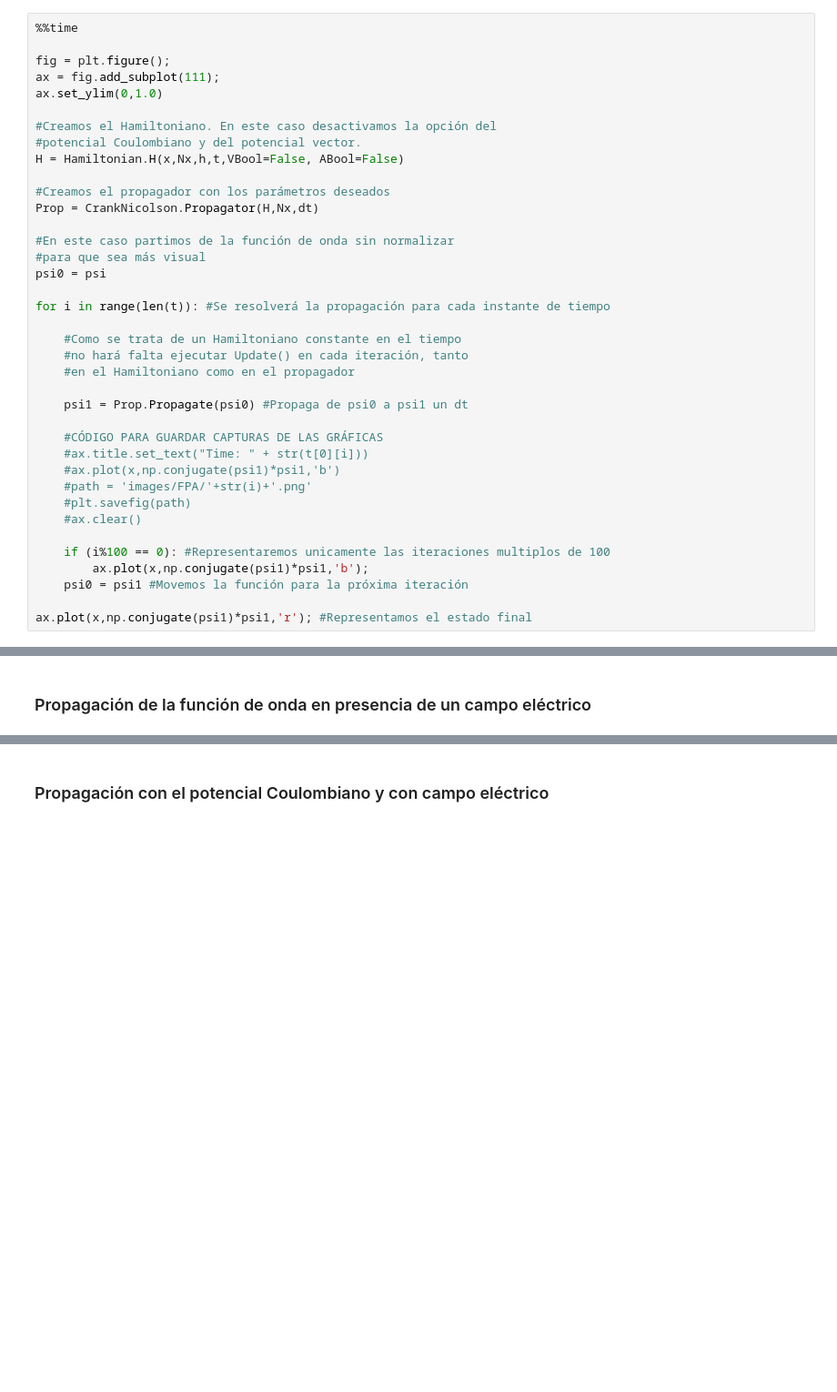
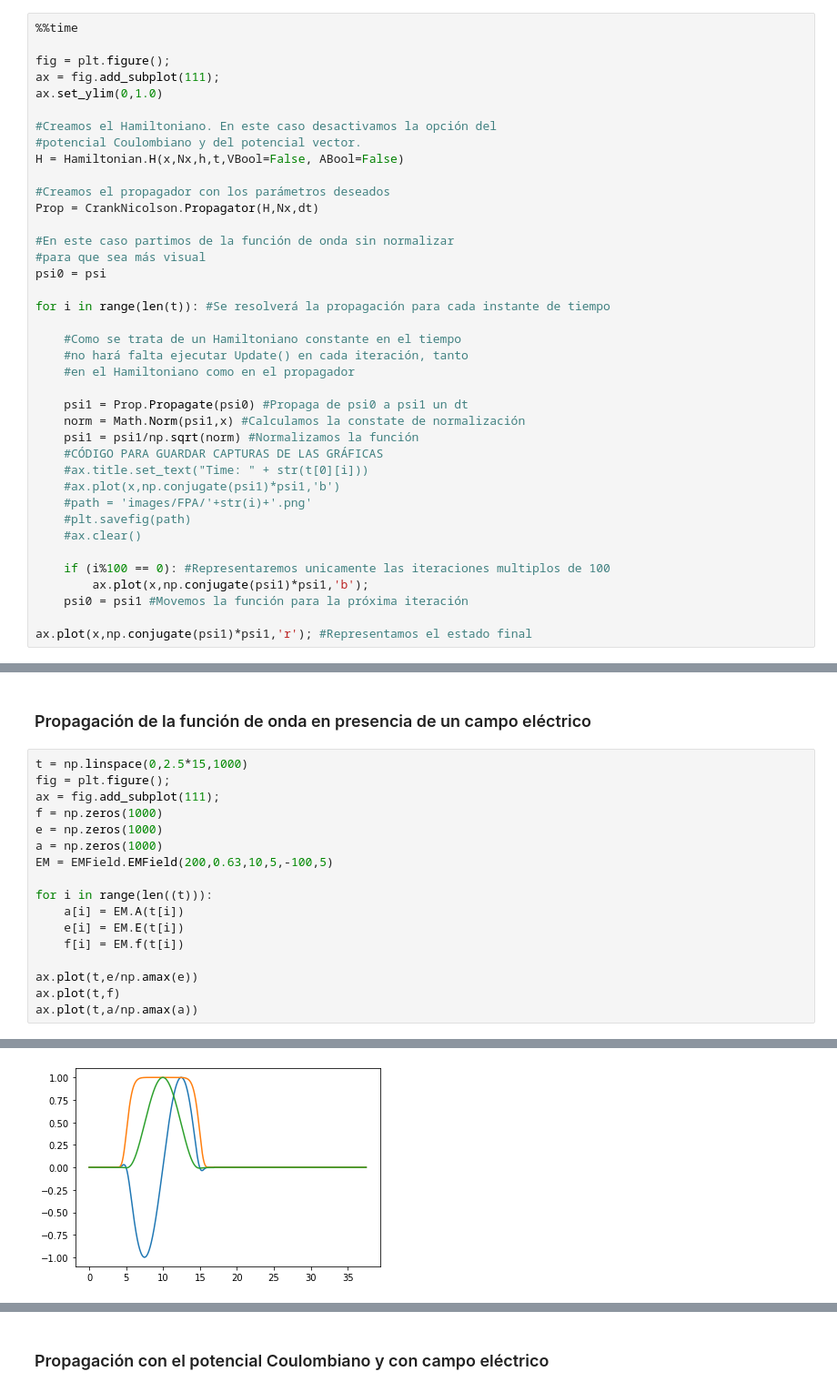
Before and after one commit to rmhsik/TFG, a Jupyter notebook: tfg/24-09-2019.ipynb, the cells around one changed output, grey strips where cells are left out. Shown: that part at 91% size. Drawn from its saved outputs; the diff is of its cells as text; blank space fills up the shorter version.

```diff
--- a/tfg/24-09-2019.ipynb
+++ b/tfg/24-09-2019.ipynb
@@ -60,7 +62,8 @@ for i in range(len(t)): #Se resolverá la propagación para cada instante de tie
     #en el Hamiltoniano como en el propagador
 
     psi1 = Prop.Propagate(psi0) #Propaga de psi0 a psi1 un dt
-
+    norm = Math.Norm(psi1,x) #Calculamos la constate de normalización
+    psi1 = psi1/np.sqrt(norm) #Normalizamos la función
     #CÓDIGO PARA GUARDAR CAPTURAS DE LAS GRÁFICAS
     #ax.title.set_text("Time: " + str(t[0][i]))
     #ax.plot(x,np.conjugate(psi1)*psi1,'b')
@@ -123,2 +140,20 @@ print("Energía del estado fundamental" + str(ep1))
 # %% [markdown]
 <h3>Propagación de la función de onda en presencia de un campo eléctrico
+# %%
+t = np.linspace(0,2.5*15,1000)
+fig = plt.figure();
+ax = fig.add_subplot(111);
+f = np.zeros(1000)
+e = np.zeros(1000)
+a = np.zeros(1000)
+EM = EMField.EMField(200,0.63,10,5,-100,5)
+
+for i in range(len((t))):
+    a[i] = EM.A(t[i])
+    e[i] = EM.E(t[i])
+    f[i] = EM.f(t[i])
+
+ax.plot(t,e/np.amax(e))
+ax.plot(t,f)
+ax.plot(t,a/np.amax(a))
+# %% [output]
@@ -125,3 +161,4 @@ print("Energía del estado fundamental" + str(ep1))
+[figure, added]
 # %%
 %%time
 
```
Also changed, not shown: parts of 12 cells of this notebook, 1 other file.
